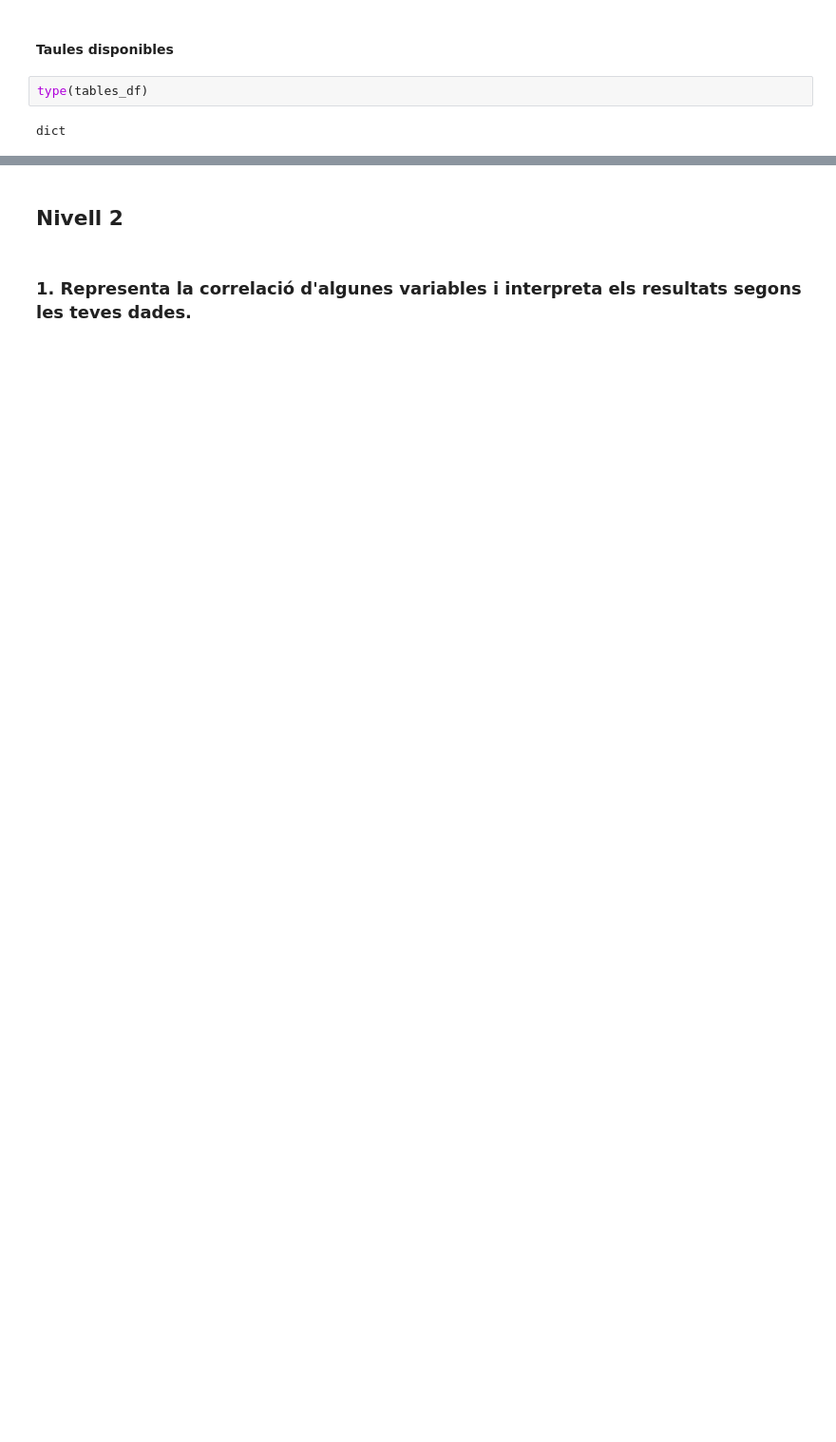
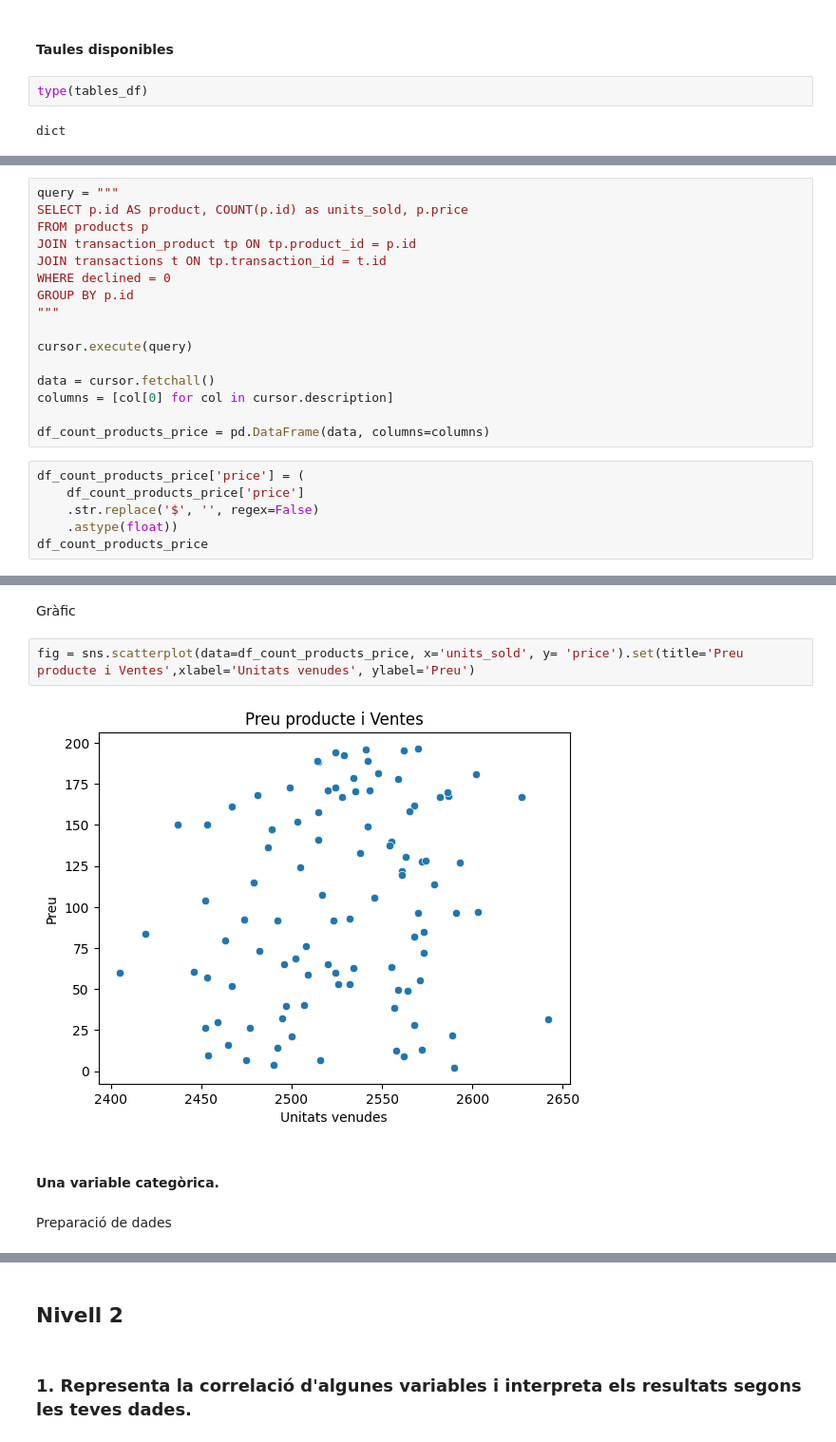
Before and after one commit to sabispb/it-academy-data-analytics, a Jupyter notebook: Sprint11/S11_PlanasBonell_Sabina.ipynb, the cells around one changed output, grey strips where cells are left out. Shown at 95% size. Cells and saved outputs as stored; diff of their text form; blank space fills up the shorter version.

```diff
--- a/Sprint11/S11_PlanasBonell_Sabina.ipynb
+++ b/Sprint11/S11_PlanasBonell_Sabina.ipynb
@@ -245,0 +274,22 @@ df = pd.DataFrame(data, columns=columns)
+# %%
+query = """
+SELECT p.id AS product, COUNT(p.id) as units_sold, p.price
+FROM products p
+JOIN transaction_product tp ON tp.product_id = p.id
+JOIN transactions t ON tp.transaction_id = t.id
+WHERE declined = 0
+GROUP BY p.id
+"""
+
+cursor.execute(query)
+
+data = cursor.fetchall()
+columns = [col[0] for col in cursor.description]
+
+df_count_products_price = pd.DataFrame(data, columns=columns)
+# %%
+df_count_products_price['price'] = (
+    df_count_products_price['price']
+    .str.replace('$', '', regex=False)
+    .astype(float))
+df_count_products_price
@@ -245,0 +310,10 @@ df = pd.DataFrame(data, columns=columns)
+# %% [markdown]
+Gràfic
+# %%
+fig = sns.scatterplot(data=df_count_products_price, x='units_sold', y= 'price').set(title='Preu producte i Ventes',xlabel='Unitats venudes', ylabel='Preu')
+# %% [output]
+[figure, added]
+# %% [markdown]
+#### Una variable categòrica.
+# %% [markdown]
+Preparació de dades
```
Also changed, not shown: parts of 65 cells of this notebook.
